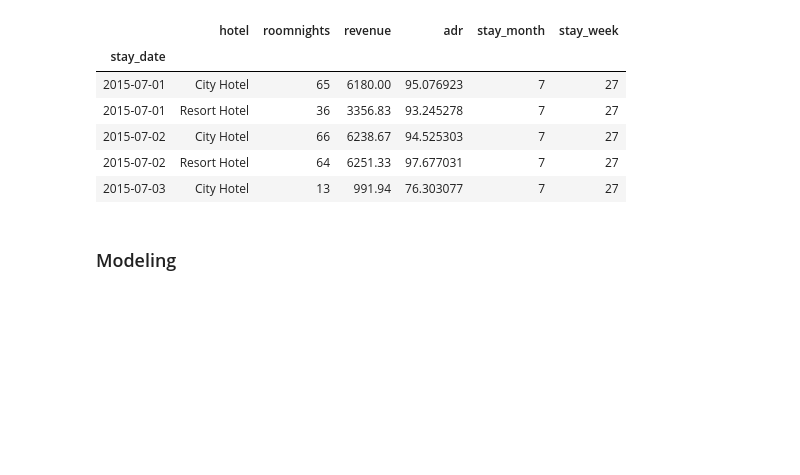
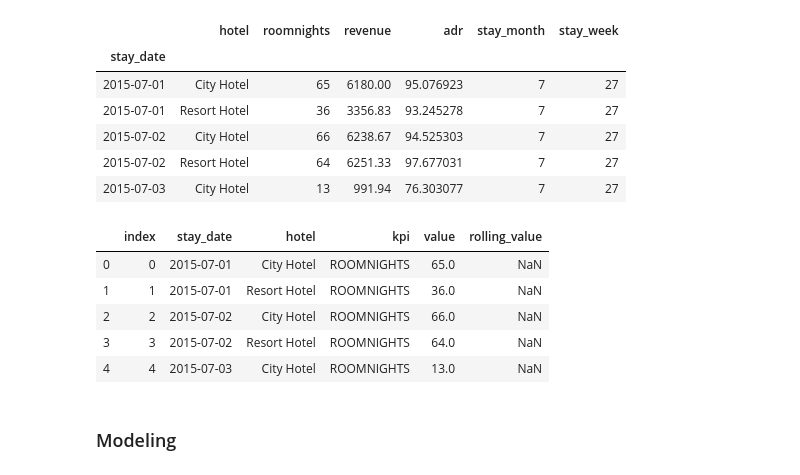
Before and after one commit to MartinPons/Analysis-of-hotel-bookings, a Jupyter notebook: Analysis of hotel bookings.ipynb, the cells around one changed output. Cells and saved outputs as stored; diff of their text form; code cells hidden in the pictures; blank space fills up the shorter version.

```diff
--- a/Analysis of hotel bookings.ipynb
+++ b/Analysis of hotel bookings.ipynb
@@ -509,3 +508,12 @@ pr_long.reset_index(inplace = True)
+# %%
+bookings_daily_long.head()
+# %% [output]
+|  | index | stay_date | hotel | kpi | value | rolling_value |
+| 0 | 0 | 2015-07-01 | City Hotel | ROOMNIGHTS | 65.0 | NaN |
+| 1 | 1 | 2015-07-01 | Resort Hotel | ROOMNIGHTS | 36.0 | NaN |
+| 2 | 2 | 2015-07-02 | City Hotel | ROOMNIGHTS | 66.0 | NaN |
+| 3 | 3 | 2015-07-02 | Resort Hotel | ROOMNIGHTS | 64.0 | NaN |
+| 4 | 4 | 2015-07-03 | City Hotel | ROOMNIGHTS | 13.0 | NaN |
 # %% [markdown]
 ### Modeling
 # %% [markdown]
```
Also changed, not shown: parts of 11 cells of this notebook, 2 other files.
